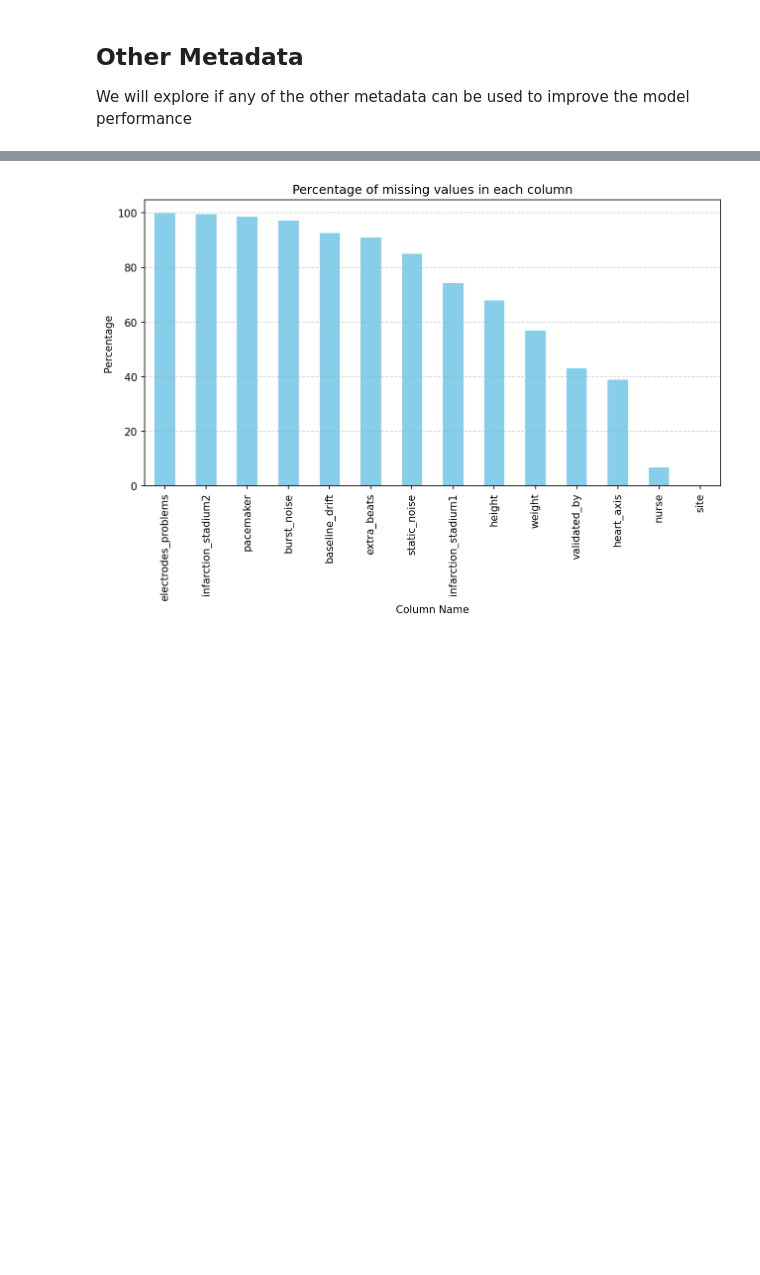
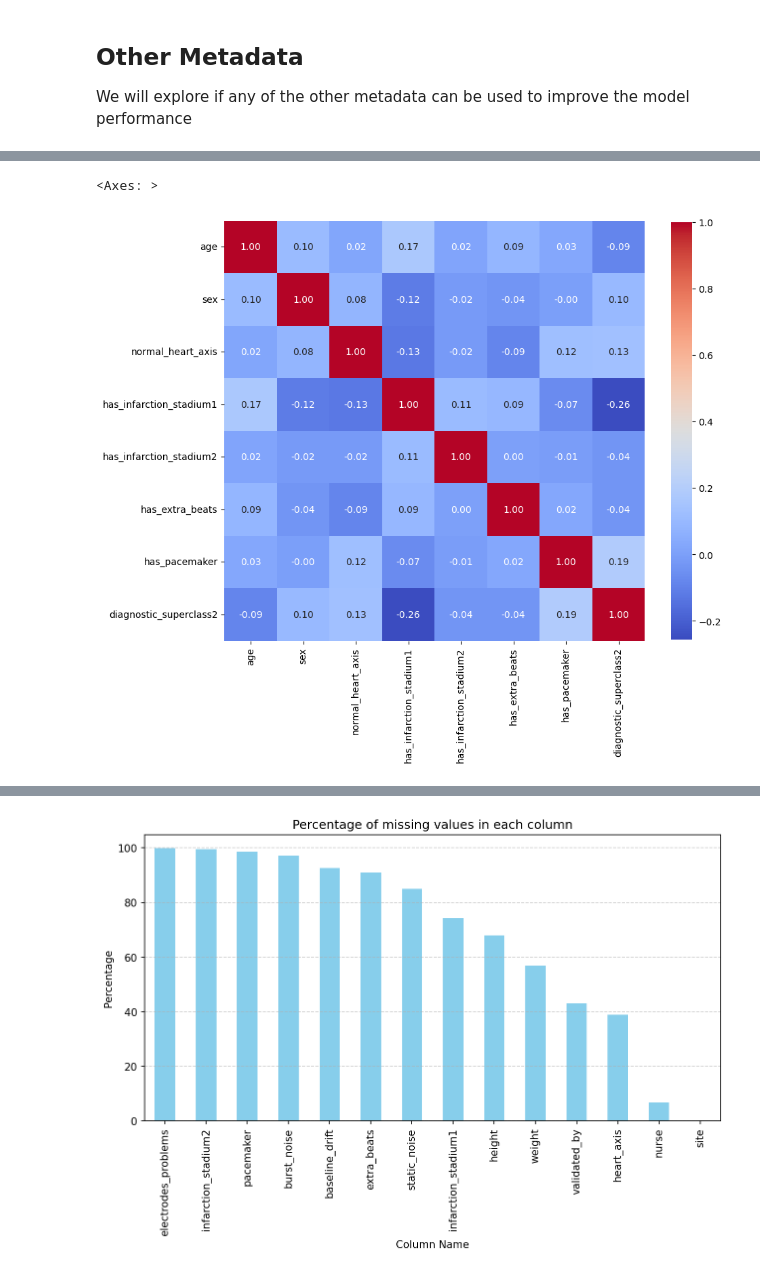
Before and after one commit to idoven/Idoven-DS-Machine-Learning, a Jupyter notebook: src/notebooks/Main.ipynb, the cells around one changed output, grey strips where cells are left out. Cells and saved outputs as stored; diff of their text form; code cells hidden in the pictures; blank space fills up the shorter version.

```diff
--- a/src/notebooks/Main.ipynb
+++ b/src/notebooks/Main.ipynb
@@ -200,3 +213,45 @@ We will explore if any of the other metadata can be used to improve the model pe
+# %%
+# Explode the diagnostic superclass list to have one row per element
+Y_exploded = Y.explode('diagnostic_superclass').reset_index(drop=True)
+
+# has pacemaker boolean
+Y_exploded['has_pacemaker'] = Y_exploded['pacemaker'].apply(lambda x: 0 if pd.isnull(x) else 1)
+# has infarction_stadium1 boolean
+Y_exploded['has_infarction_stadium1'] = Y_exploded['infarction_stadium1'].apply(lambda x: 0 if pd.isnull(x) else 1)
+# has infarction_stadium2 boolean
+Y_exploded['has_infarction_stadium2'] = Y_exploded['infarction_stadium2'].apply(lambda x: 0 if pd.isnull(x) else 1)
+# has extra_beats boolean
+Y_exploded['has_extra_beats'] = Y_exploded['extra_beats'].apply(lambda x: 0 if pd.isnull(x) else 1)
+# has baseline_drift boolean
+Y_exploded['has_baseline_drift'] = Y_exploded['baseline_drift'].apply(lambda x: 0 if pd.isnull(x) else 1)
+# normal normal_heart_axis
+Y_exploded['normal_heart_axis'] = Y_exploded['heart_axis'].apply(lambda x: 1 if pd.isnull(x) else 0)
+
+# diagnostic superclass as categorical numbers
+from sklearn.preprocessing import LabelEncoder
+le = LabelEncoder()
+Y_exploded['diagnostic_superclass2'] = le.fit_transform(Y_exploded['diagnostic_superclass'])
+# %%
+correlation_matrix = Y_exploded[
+    [
+        "age",
+        "sex",
+        "normal_heart_axis",
+        "has_infarction_stadium1",
+        "has_infarction_stadium2",
+        "has_extra_beats",
+        "has_pacemaker",
+        "diagnostic_superclass2"
+
+    ]
+].corr()
+
+# Create the plot and set the figure size
+plt.figure(figsize=(10, 10))
+sns.heatmap(correlation_matrix, annot=True, fmt=".2f", cmap='coolwarm', square=True, cbar_kws={"shrink": .8})
+# %% [output]
+<Axes: >
+[figure, added]
 # %%
 Y.describe(include='all')
 # %% [output]
```
Also changed, not shown: parts of 9 cells of this notebook.
